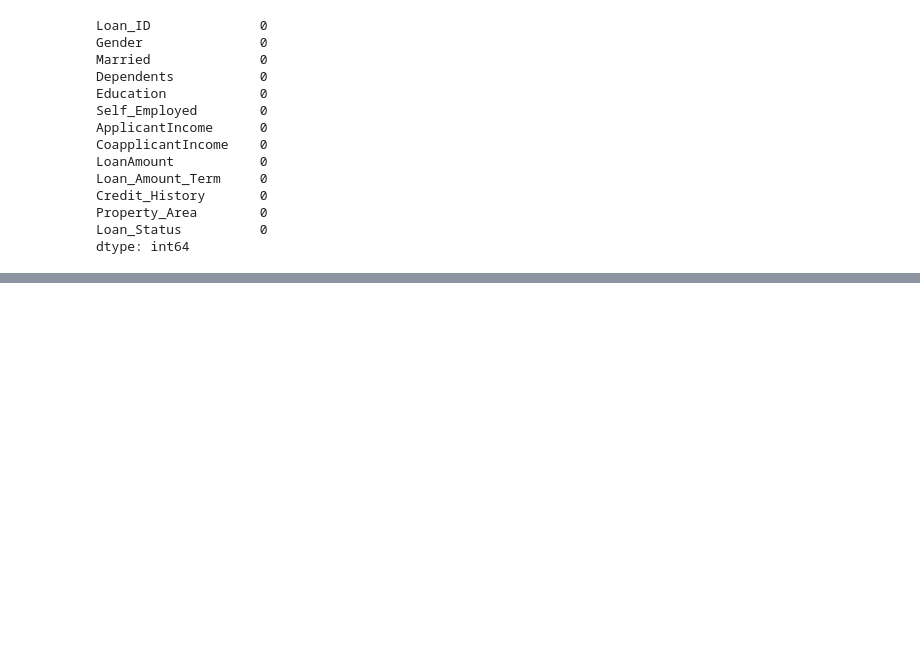
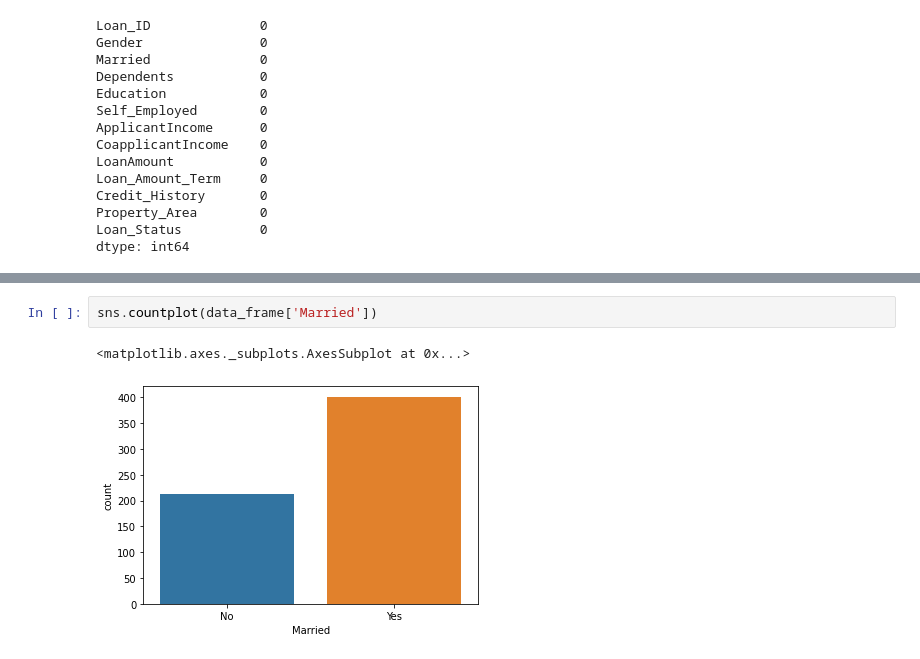
Before and after one commit to SharifMahin/Machine-Learnig-project, a Jupyter notebook: loan_prophecy_project.ipynb, the cells around one changed output, grey strips where cells are left out. Saved outputs shown, nothing was run; the diff lists cells and outputs as text; blank space fills up the shorter version.

```diff
--- a/loan_prophecy_project.ipynb
+++ b/loan_prophecy_project.ipynb
@@ -95,0 +101,5 @@ dtype: int64
+# %%
+sns.countplot(data_frame['Married'])
+# %% [output]
+<matplotlib.axes._subplots.AxesSubplot at 0x...>
+[figure, added]
```
Also changed, not shown: parts of 6 cells of this notebook.
